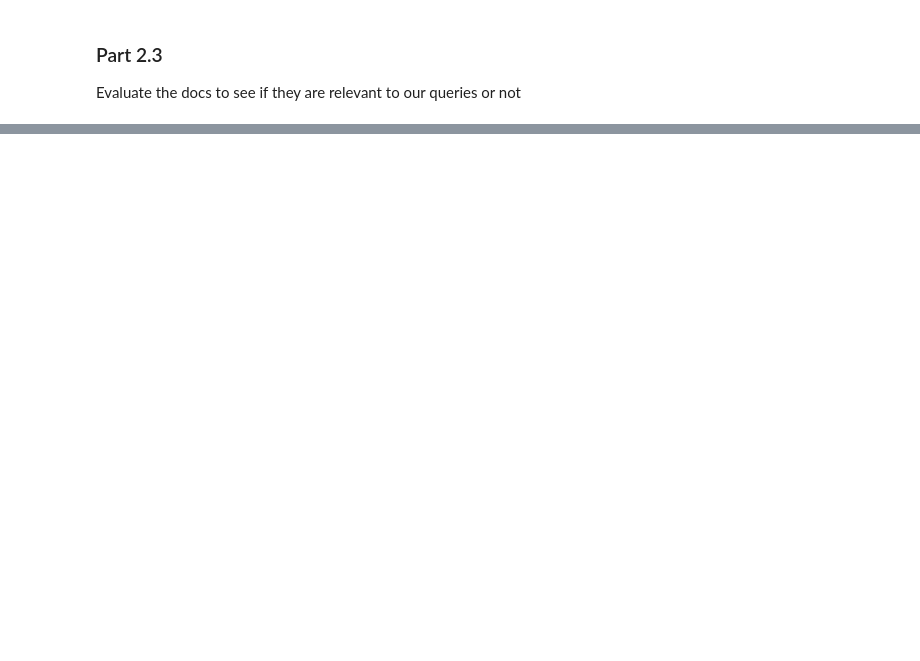
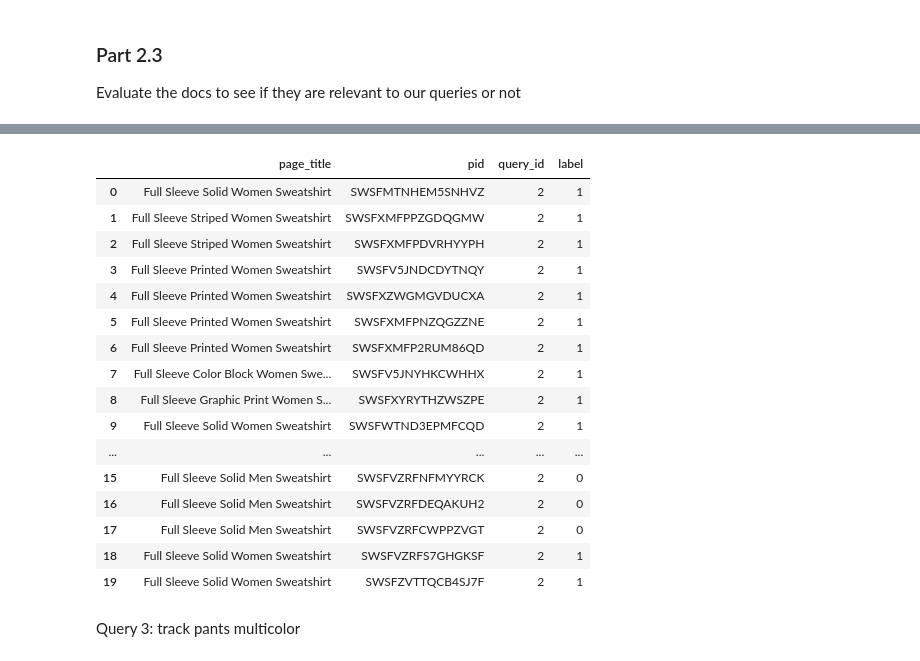
Before and after one commit to PereAhrigones/IRWA-2025, a Jupyter notebook: project_progress/part_2/part2.ipynb, the cells around one changed output, grey strips where cells are left out. Cells and saved outputs as stored; diff of their text form; code cells hidden in the pictures; blank space fills up the shorter version.

```diff
--- a/project_progress/part_2/part2.ipynb
+++ b/project_progress/part_2/part2.ipynb
@@ -244,0 +260,33 @@ Evaluate the docs to see if they are relevant to our queries or not
+# %%
+query2 = "women full sleeve sweatshirt cotton"
+top = 20
+ranked_docs_q2 = search_tfidf(query2, index, idf, tf, title_index)
+# %%
+query2_df = pd.DataFrame([{"page_title": title_index[d_id], "pid": d_id, "query_id": 2, "label": 1} for d_id in ranked_docs_q2[:top]])
+
+query2_df.iloc[13, query2_df.columns.get_loc('label')] = 0
+query2_df.iloc[14, query2_df.columns.get_loc('label')] = 0
+query2_df.iloc[15, query2_df.columns.get_loc('label')] = 0
+query2_df.iloc[16, query2_df.columns.get_loc('label')] = 0
+query2_df.iloc[17, query2_df.columns.get_loc('label')] = 0
+query2_df.head(20)
+# %% [output]
+|  | page_title | pid | query_id | label |
+| 0 | Full Sleeve Solid Women Sweatshirt | SWSFMTNHEM5SNHVZ | 2 | 1 |
+| 1 | Full Sleeve Striped Women Sweatshirt | SWSFXMFPPZGDQGMW | 2 | 1 |
+| 2 | Full Sleeve Striped Women Sweatshirt | SWSFXMFPDVRHYYPH | 2 | 1 |
+| 3 | Full Sleeve Printed Women Sweatshirt | SWSFV5JNDCDYTNQY | 2 | 1 |
+| 4 | Full Sleeve Printed Women Sweatshirt | SWSFXZWGMGVDUCXA | 2 | 1 |
+| 5 | Full Sleeve Printed Women Sweatshirt | SWSFXMFPNZQGZZNE | 2 | 1 |
+| 6 | Full Sleeve Printed Women Sweatshirt | SWSFXMFP2RUM86QD | 2 | 1 |
+| 7 | Full Sleeve Color Block Women Swe... | SWSFV5JNYHKCWHHX | 2 | 1 |
+| 8 | Full Sleeve Graphic Print Women S... | SWSFXYRYTHZWSZPE | 2 | 1 |
+| 9 | Full Sleeve Solid Women Sweatshirt | SWSFWTND3EPMFCQD | 2 | 1 |
+| ... | ... | ... | ... | ... |
+| 15 | Full Sleeve Solid Men Sweatshirt | SWSFVZRFNFMYYRCK | 2 | 0 |
+| 16 | Full Sleeve Solid Men Sweatshirt | SWSFVZRFDEQAKUH2 | 2 | 0 |
+| 17 | Full Sleeve Solid Men Sweatshirt | SWSFVZRFCWPPZVGT | 2 | 0 |
+| 18 | Full Sleeve Solid Women Sweatshirt | SWSFVZRFS7GHGKSF | 2 | 1 |
+| 19 | Full Sleeve Solid Women Sweatshirt | SWSFZVTTQCB4SJ7F | 2 | 1 |
+# %% [markdown]
+Query 3: track pants multicolor
```
Also changed, not shown: parts of 24 cells of this notebook.
